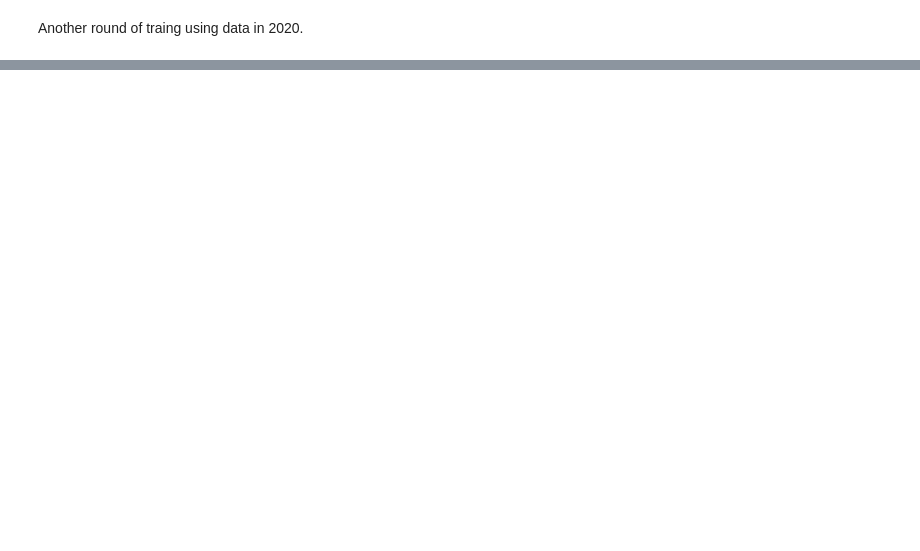
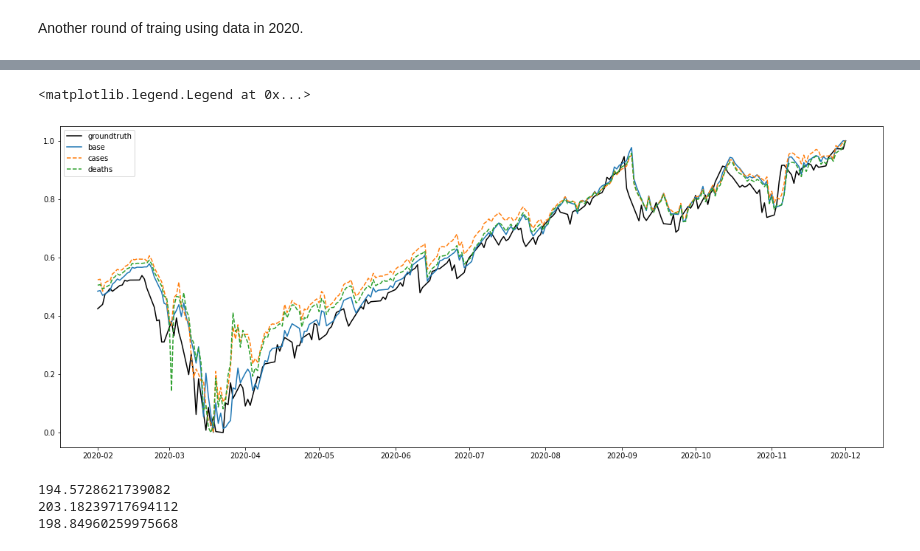
Before and after one commit to epfl-ada/ada-2020-project-milestone-p3-p3_adenosine-deaminase, a Jupyter notebook: p4.ipynb, the cells around one changed output, grey strips where cells are left out. Drawn from its saved outputs; the diff is of its cells as text; code cells hidden in the pictures; blank space fills up the shorter version.

Commit message:
Finish code part. TODO: plots and descriptions

```diff
--- a/p4.ipynb
+++ b/p4.ipynb
@@ -283,4 +252,5 @@ df_us_covid = df_cases[df_cases['location'] == 'United States']
 df_us_covid.set_index('date', inplace=True)
 df_us_covid.fillna(0)
 df_us_covid.index = pd.to_datetime(df_us_covid.index)
-df_cases_weekly = df_us_covid.groupby(pd.Grouper(freq='1w')).sum()
+df_us_covid = df_us_covid[pd.Timestamp('2020-1-1'):pd.Timestamp('2020-12-1')]
+df_us_covid.tail()
@@ -566,7 +320,0 @@ data_gov_weekly = data_gov.groupby(pd.Grouper(freq='1w')).max()
-# %%
-data_2020['gov'] = data_gov_weekly[new_feature]
-base_X = data_2020[['healthcare.l1', 'new_cases', 'gov']]
-base_X = sm.add_constant(base_X)
-base_y = data_2020['healthcare']
-base_model = sm.OLS(base_y, base_X).fit()
-print(base_model.summary())
@@ -620,0 +321,9 @@ stats.pearsonr(data_2020['new_deaths'], data_2020['healthcare'])
+# %%
+label = 'close'
+base_features = ['close.l1']
+
+base_X = data_2020[base_features]
+base_X = sm.add_constant(base_X)
+base_y = data_2020[label]
+base_model = sm.OLS(base_y, base_X).fit()
+print(base_model.summary())
@@ -620,0 +406,15 @@ stats.pearsonr(data_2020['new_deaths'], data_2020['healthcare'])
+# %%
+start_date = pd.Timestamp('2020-2-1')
+start_index = data_2020.index.tolist().index(start_date)
+
+base = [-1.0] * start_index
+cases = [-1.0] * start_index
+deaths = [-1.0] * start_index
+
+### Traing for out-sample forecasting. Here we use sklearn lib.
+out_base_model = LinearRegression()
+out_cases_model = LinearRegression()
+out_deaths_model = LinearRegression()
+
+cases_features = ['close.l1', 'new_cases']
+deaths_features = ['close.l1', 'new_deaths']
@@ -620,0 +440,26 @@ stats.pearsonr(data_2020['new_deaths'], data_2020['healthcare'])
+# %%
+plt.figure(figsize=(20, 8))
+plt.plot(standardization(data_2020[start_date:]['close']), 'k', label='groundtruth')
+plt.plot(standardization(data_2020[start_date:]['base']), label='base')
+plt.plot(standardization(data_2020[start_date:]['cases']), '--', label='cases')
+plt.plot(standardization(data_2020[start_date:]['deaths']), '--', label='deaths')
+# plt.plot(data_2020[start_date:]['close'], label='groundtruth')
+# plt.plot(data_2020[start_date:]['base'], label='base')
+# plt.plot(data_2020[start_date:]['cases'], '--', label='cases')
+# plt.plot(data_2020[start_date:]['deaths'], '--', label='deaths')
+plt.legend()
+# %% [output]
+<matplotlib.legend.Legend at 0x...>
+[figure, added]
+# %%
+result = data_2020[start_date:]
+base_mae = sum(abs(result['base'] - result[label]))/len(result[label])
+cases_mae = sum(abs(result['cases'] - result[label]))/len(result[label])
+deaths_mae = sum(abs(result['deaths'] - result[label]))/len(result[label])
+print(base_mae)
+print(cases_mae)
+print(deaths_mae)
+# %% [output]
+194.5728621739082
+203.18239717694112
+198.84960259975668
```
Also changed, not shown: parts of 57 cells of this notebook, 11 other files.
